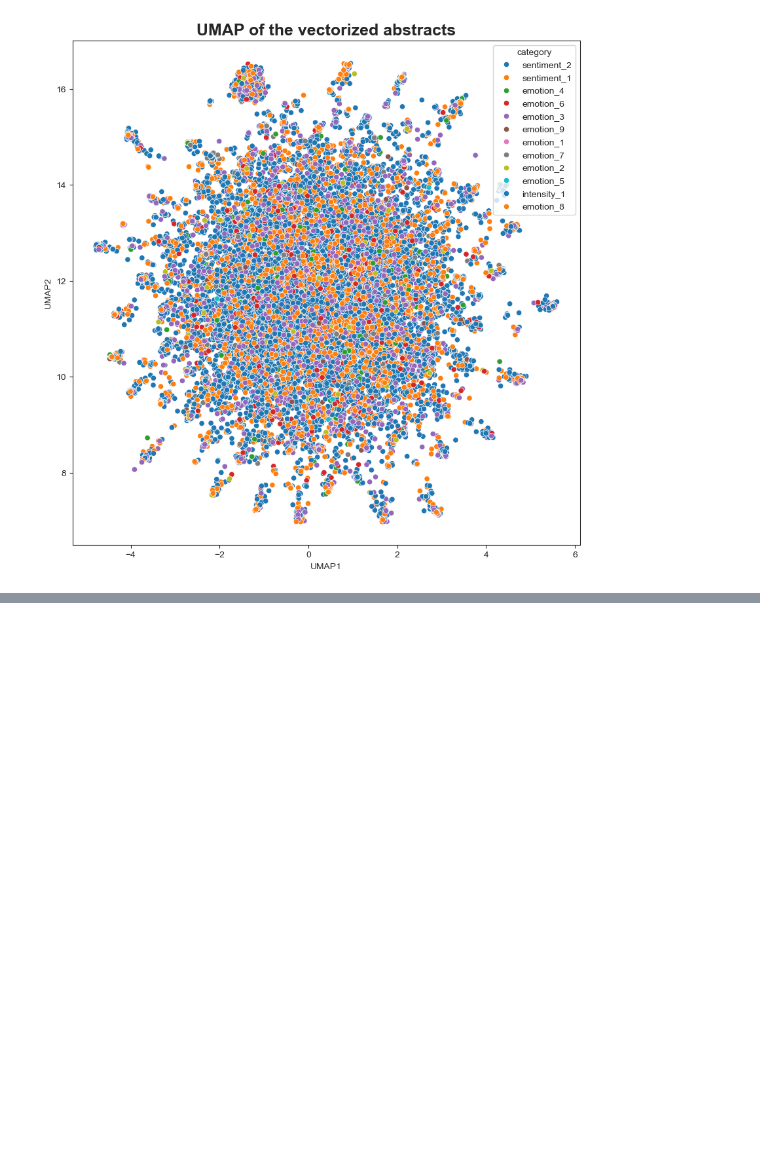
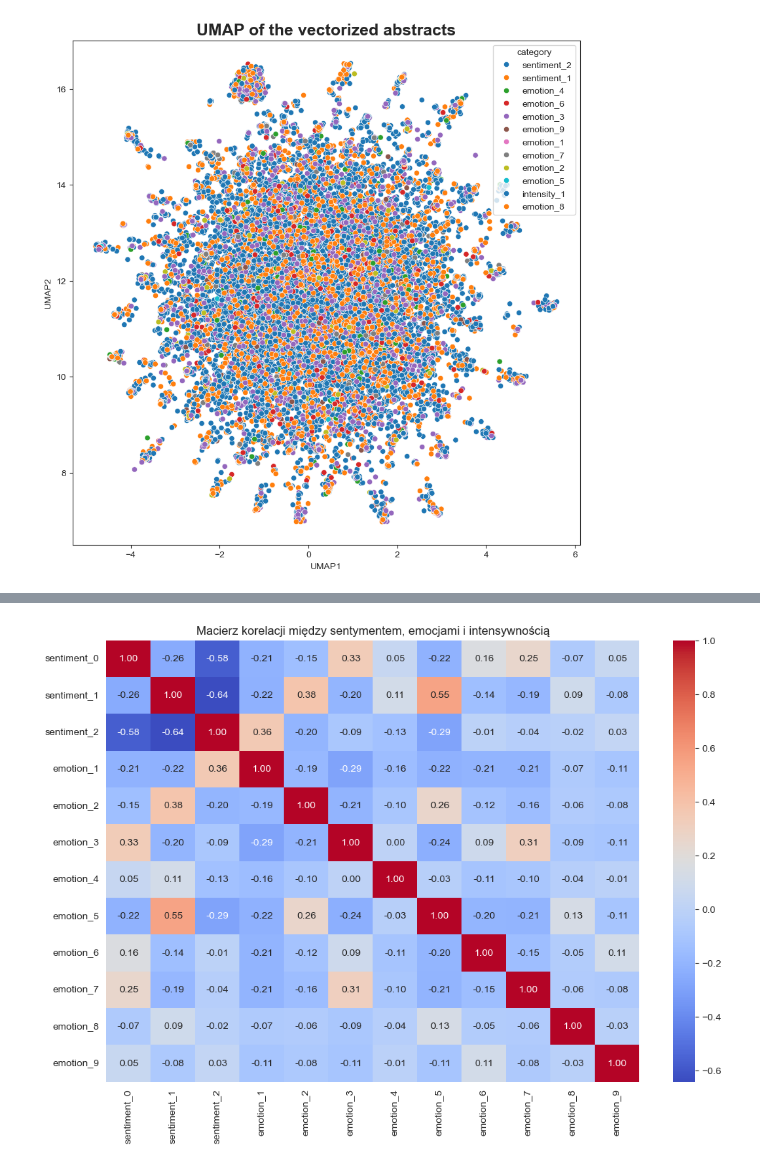
Before and after one commit to JuliaWieczorek/meisd_project, a Jupyter notebook: data_preparation.ipynb, the cells around one changed output, grey strips where cells are left out. Cells and saved outputs as stored; diff of their text form; code cells hidden in the pictures; blank space fills up the shorter version.

Commit message:
correlation

```diff
--- a/data_preparation.ipynb
+++ b/data_preparation.ipynb
@@ -359,0 +389,6 @@ plt.show()
+# %%
+selected_columns = ['sentiment_0', 'sentiment_1', 'sentiment_2','emotion_1','emotion_2', 'emotion_3','emotion_4', 'emotion_5', 'emotion_6', 'emotion_7', 'emotion_8', 'emotion_9']
+selected_df = multi_label_binarizer_MEISD[selected_columns]
+# %%
+correlation_matrix = selected_df.corr(method='spearman')
+print(correlation_matrix)
@@ -359,0 +413,10 @@ plt.show()
+# %%
+import seaborn as sns
+import matplotlib.pyplot as plt
+
+plt.figure(figsize=(12,8))
+sns.heatmap(correlation_matrix, annot=True, cmap="coolwarm", fmt=".2f")
+plt.title('Macierz korelacji między sentymentem, emocjami')
+plt.show()
+# %% [output]
+[figure, added]
```
Also changed, not shown: parts of 8 cells of this notebook, 2 other files.
